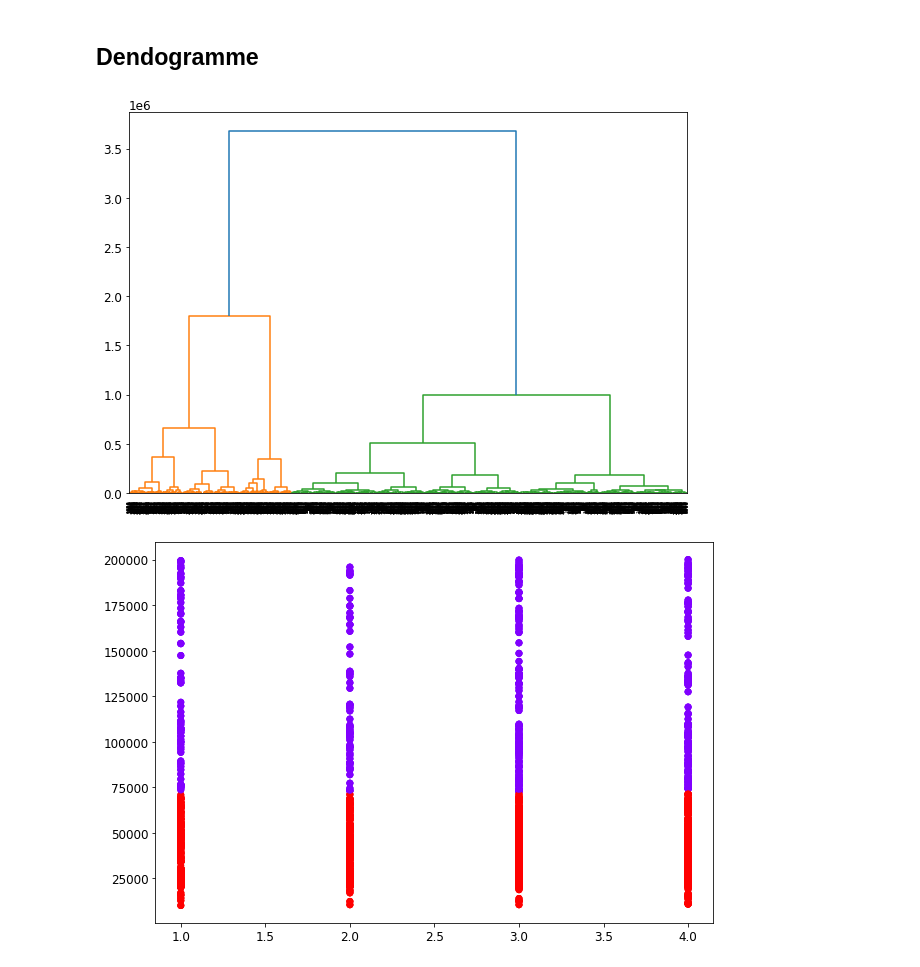
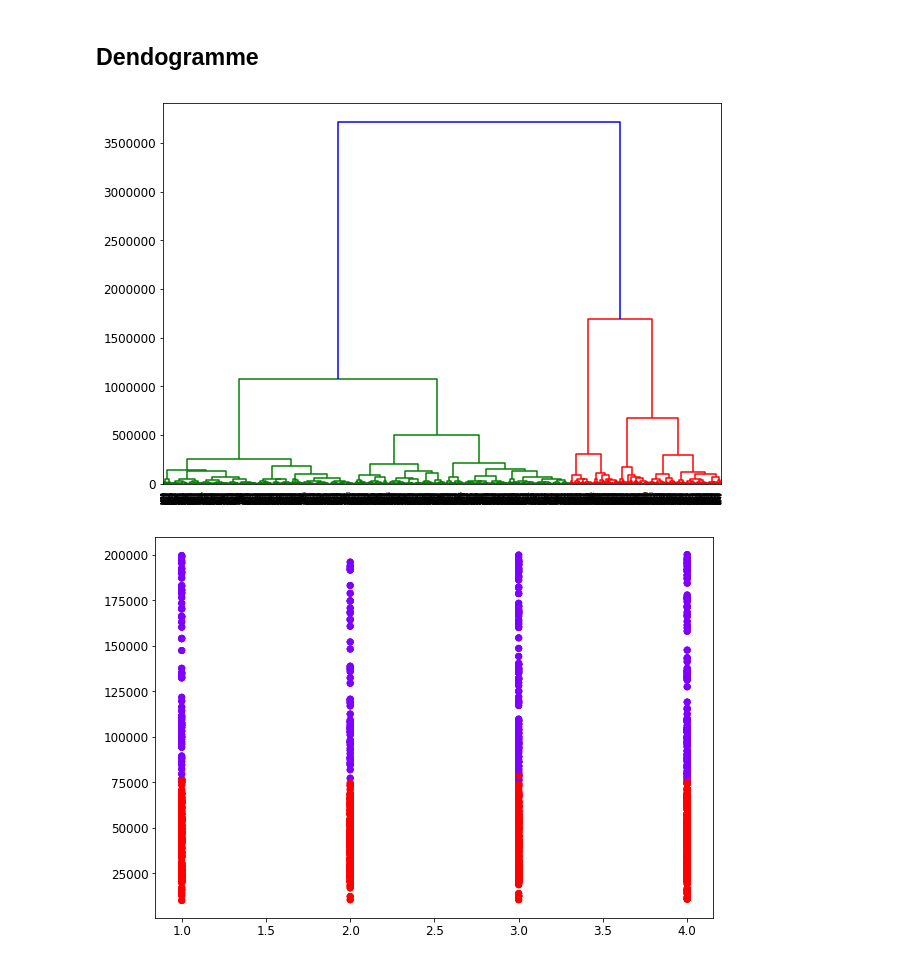
Before and after one commit to Bnder1/Projet-IA, a Jupyter notebook: Projet-IA.ipynb, the cells around one changed output. Drawn from its saved outputs; the diff is of its cells as text; code cells hidden in the pictures.

```diff
--- a/Projet-IA.ipynb
+++ b/Projet-IA.ipynb
@@ -120,7 +120,7 @@ for row in range(len(deltaTime)):
                 mean = (mean+deltaTime[deltaTime.columns[col]][row])/2
             else:
                 mean = deltaTime[deltaTime.columns[col]][row]
-    tempRow['MeanWorkingTime'] = mean
+    tempRow['MeanWorkingTime'] = mean.total_seconds()
     meanWorkingTime = meanWorkingTime.append(tempRow, ignore_index=True)
 
 meanWorkingTime.head()
@@ -359,12 +359,12 @@ plt.figure(figsize=(10, 7))
 dendrogram(linkage(X, method='ward'), orientation='top', distance_sort='descending', show_leaf_counts=True)
 plt.show()
 # %% [output]
-[figure, old version]
+[figure, new version]
 # %%
 cluster = AgglomerativeClustering(n_clusters=2, affinity='euclidean', linkage='ward')
 cluster.fit_predict(X)
 plt.figure(figsize=(10, 7))
-plt.scatter(X['JobSatisfaction'],inTime['MonthlyIncome'], c=cluster.labels_, cmap='rainbow')
+plt.scatter(X['JobSatisfaction'],X['MonthlyIncome'], c=cluster.labels_, cmap='rainbow')
 plt.show()
 # %% [output]
-[figure, old version]
+[figure, new version]
```
Also changed, not shown: parts of 2 cells of this notebook.
